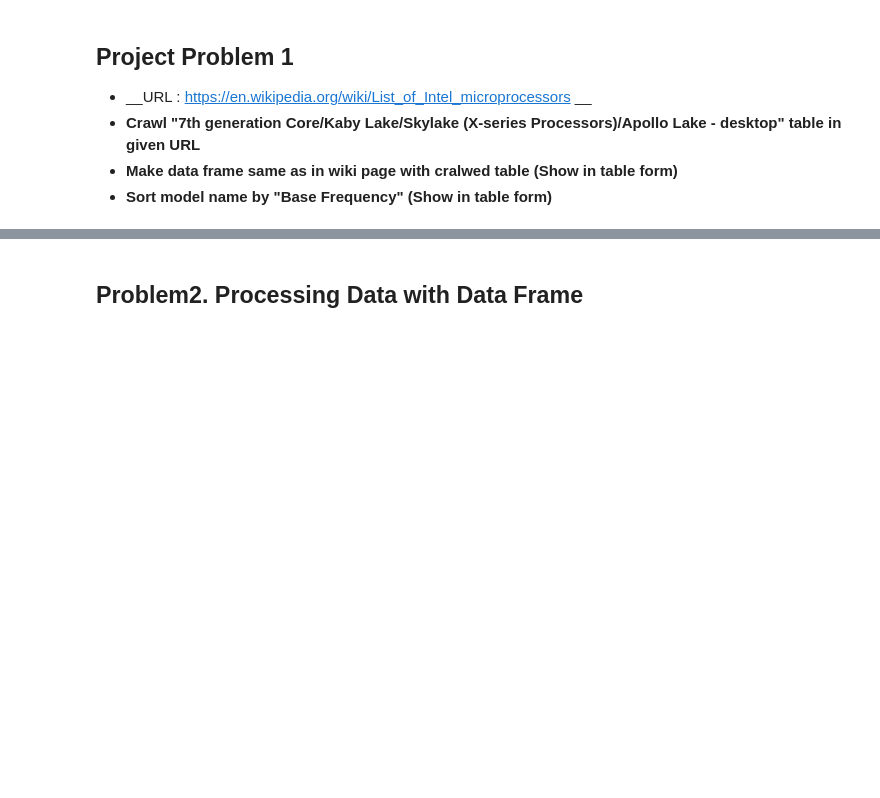
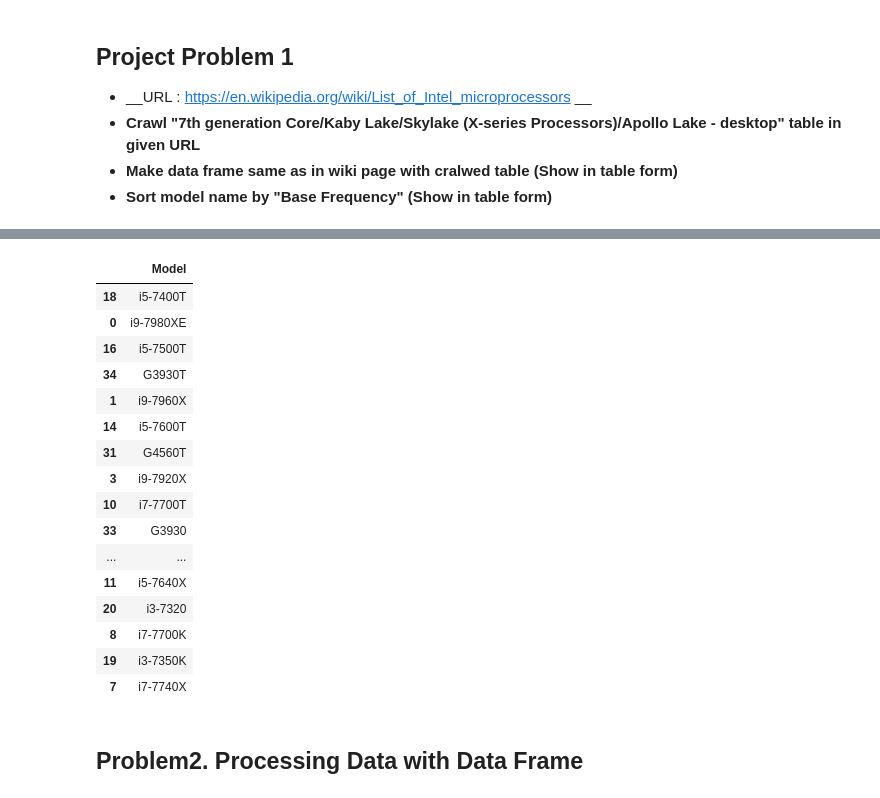
Before and after one commit to JinheonBaek/DataScience, a Jupyter notebook: HW-2/HW2_2016320198_백진헌.ipynb, the cells around one changed output, grey strips where cells are left out. Cells and saved outputs as stored; diff of their text form; code cells hidden in the pictures; blank space fills up the shorter version.

```diff
--- a/HW-2/HW2_2016320198_백진헌.ipynb
+++ b/HW-2/HW2_2016320198_백진헌.ipynb
@@ -451,2 +573,23 @@ df
 # %%
 ###YOUR CODE HERE###
+
+##
+pd.DataFrame(df['Model'])
+# %% [output]
+|  | Model |
+| 18 | i5-7400T |
+| 0 | i9-7980XE |
+| 16 | i5-7500T |
+| 34 | G3930T |
+| 1 | i9-7960X |
+| 14 | i5-7600T |
+| 31 | G4560T |
+| 3 | i9-7920X |
+| 10 | i7-7700T |
+| 33 | G3930 |
+| ... | ... |
+| 11 | i5-7640X |
+| 20 | i3-7320 |
+| 8 | i7-7700K |
+| 19 | i3-7350K |
+| 7 | i7-7740X |
```
Also changed, not shown: parts of 9 cells of this notebook.
